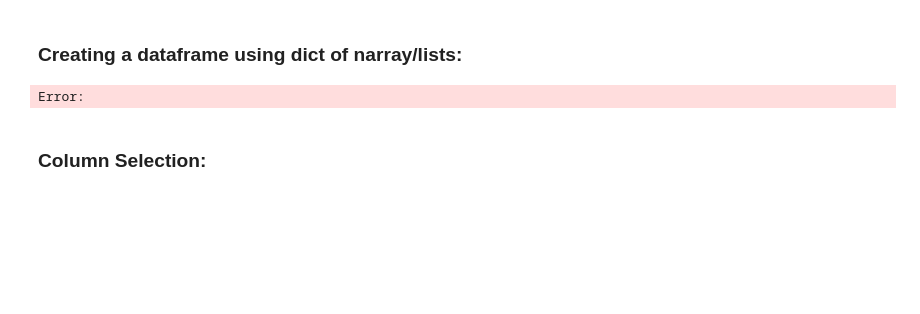
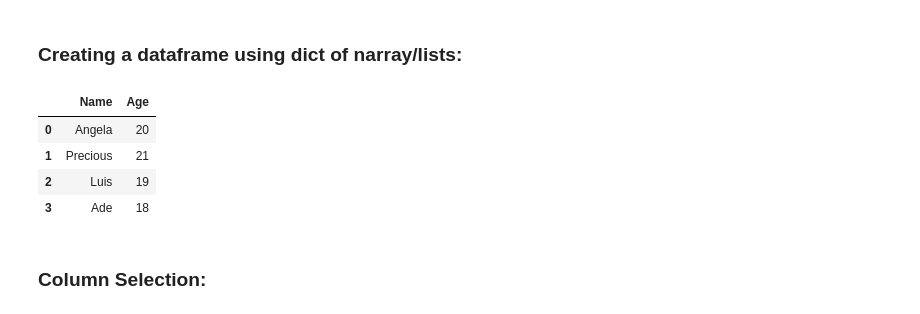
Before and after one commit to kodili118/cnwejeCOS102, a Jupyter notebook: week-8/practice.ipynb, the cells around one changed output. Cells and saved outputs as stored; diff of their text form; code cells hidden in the pictures; blank space fills up the shorter version.

```diff
--- a/week-8/practice.ipynb
+++ b/week-8/practice.ipynb
@@ -40,17 +47,21 @@ ModuleNotFoundError: No module named 'pandas'
 # %%
 import pandas as pd
 
 # intialise data of lists.
 data = {'Name':['Angela', 'Precious', 'Luis', 'Ade'],
-        'Age':[20, 21, 19, 18,20]}
+        'Age':[20, 21, 19, 18]}
 
 # Create DataFrame
-df = pd.DataFrane(data)
+df = pd.DataFrame(data)
 
 # Print the output.
 df
 # %% [output]
-Error:
+|  | Name | Age |
+| 0 | Angela | 20 |
+| 1 | Precious | 21 |
+| 2 | Luis | 19 |
+| 3 | Ade | 18 |
 # %% [markdown]
 ### Column Selection:
 # %%
```
Also changed, not shown: parts of 12 cells of this notebook, 7 other files.
